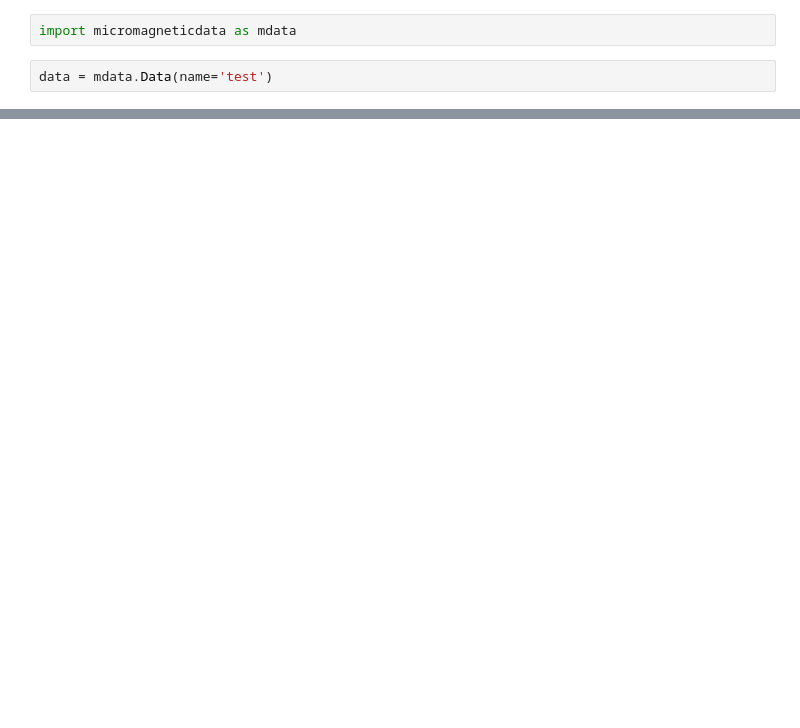
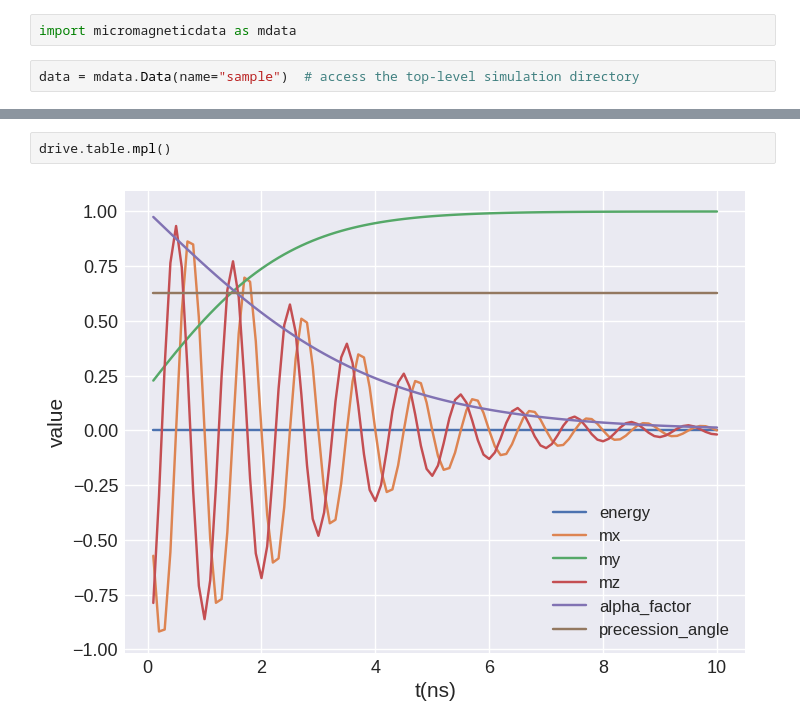
Before and after one commit to ubermag/mock-adapter, a Jupyter notebook: docs/example.ipynb, the cells around one changed output, grey strips where cells are left out. Drawn from its saved outputs; the diff is of its cells as text; blank space fills up the shorter version.

```diff
--- a/docs/example.ipynb
+++ b/docs/example.ipynb
@@ -34,4 +99,4 @@ md.drive(system, save_steps=True, convergence='linear')
 # %%
 import micromagneticdata as mdata
 # %%
-data = mdata.Data(name='test')
+data = mdata.Data(name="sample")  # access the top-level simulation directory
@@ -66 +129,5 @@ Widget(value='<iframe src="http://localhost:34903/index.html?ui=P_0x7a472e42b280
+# %%
+drive.table.mpl()
+# %% [output]
+[figure, added]
 # %%
```
Also changed, not shown: parts of 44 cells of this notebook, 1 other file.
